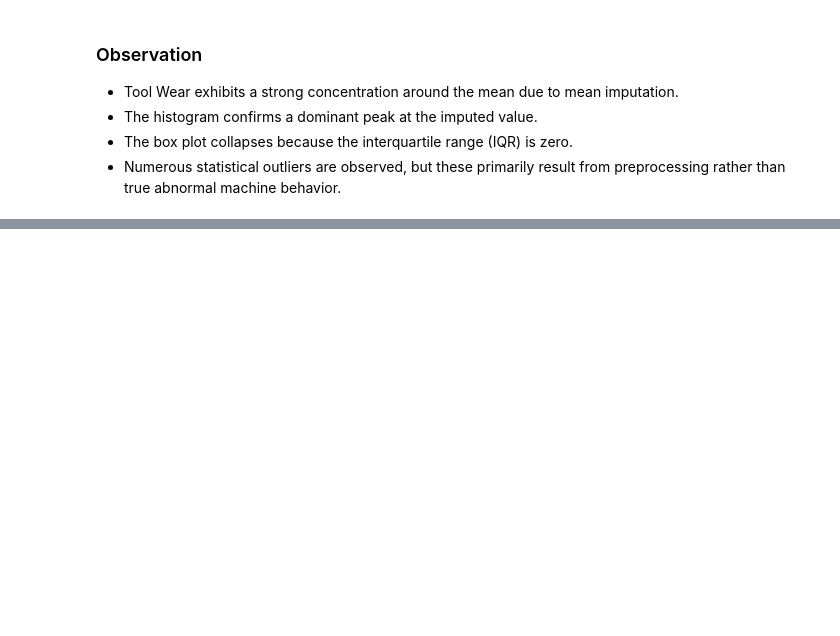
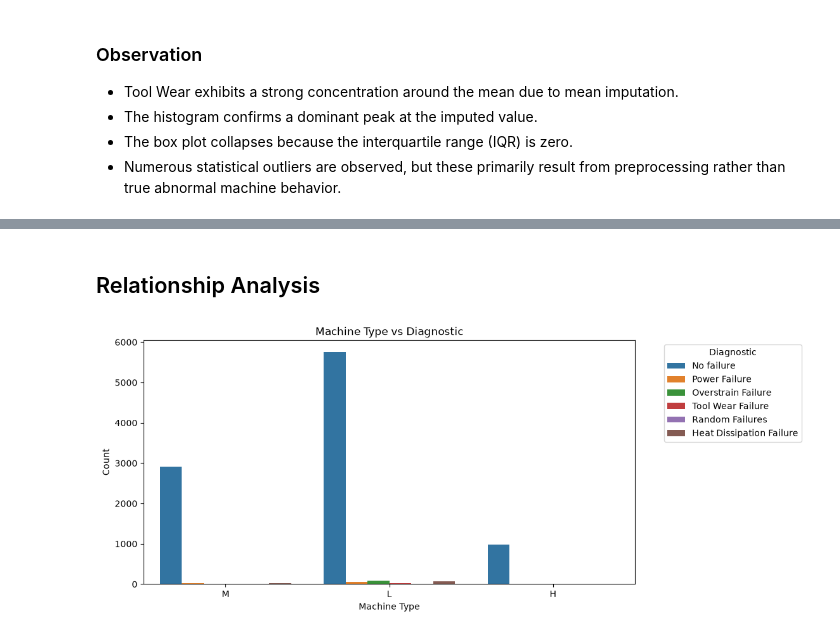
Before and after one commit to Carolljo/Predictive-Maintenance-Intelligence-Platform, a Jupyter notebook: notebooks/03_EDA.ipynb, the cells around one changed output, grey strips where cells are left out. Saved outputs shown, nothing was run; the diff lists cells and outputs as text; code cells hidden in the pictures; blank space fills up the shorter version.

```diff
--- a/notebooks/03_EDA.ipynb
+++ b/notebooks/03_EDA.ipynb
@@ -421,0 +565,21 @@ plt.show()
+# %% [markdown]
+## Relationship Analysis
+# %%
+# Analyze the relationship between machine type and diagnostic outcome.
+plt.figure(figsize=(10, 5))
+
+sns.countplot(
+    data=df,
+    x="Type",
+    hue="Diagnostic"
+)
+
+plt.title("Machine Type vs Diagnostic")
+plt.xlabel("Machine Type")
+plt.ylabel("Count")
+
+plt.legend(title="Diagnostic", bbox_to_anchor=(1.05, 1), loc="upper left")
+
+plt.show()
+# %% [output]
+[figure, added]
```
Also changed, not shown: parts of 19 cells of this notebook.
